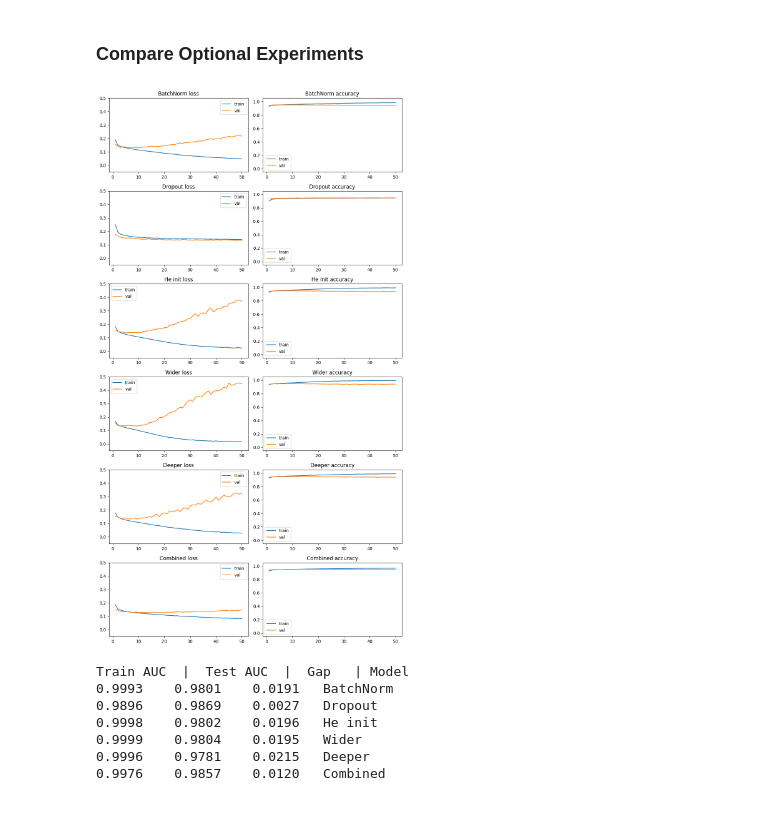
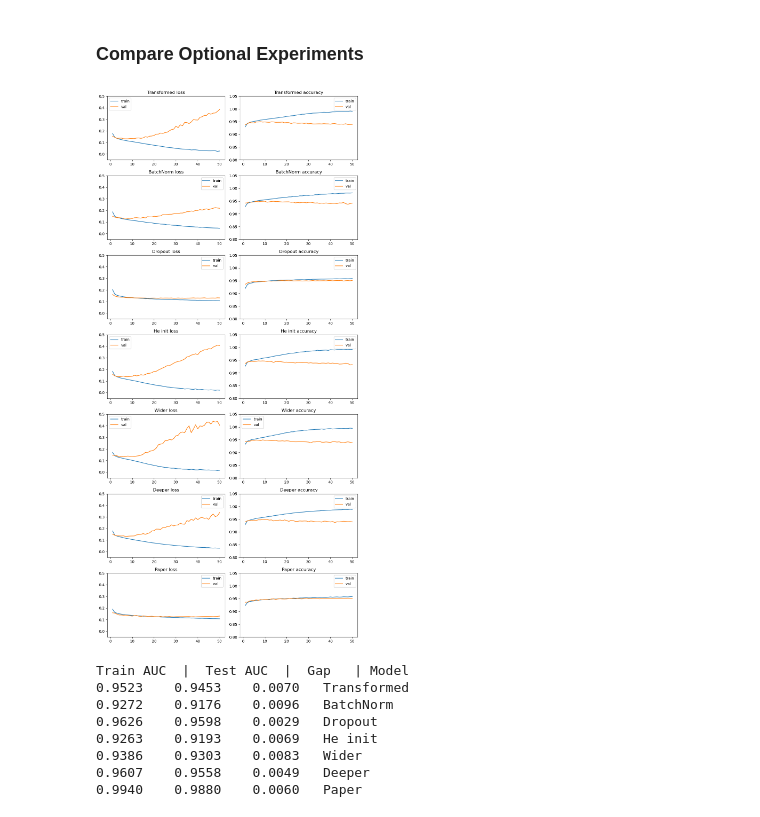
Before and after one commit to bdkcspronk/Deep-learning-in-physics, a Jupyter notebook: Assignment-2/code/Homework2-problem2.ipynb, the cells around one changed output. Saved outputs shown, nothing was run; the diff lists cells and outputs as text; code cells hidden in the pictures.

```diff
--- a/Assignment-2/code/Homework2-problem2.ipynb
+++ b/Assignment-2/code/Homework2-problem2.ipynb
@@ -416,7 +554,7 @@ from tensorflow.keras.optimizers import Adam
 
 def run_experiment(hidden_layers, use_batchnorm=False, dropout_rate=0.0, kernel_initializer='glorot_uniform'):
 
-    inputs = Input(shape=(X_train_scaled.shape[1],))
+    inputs = Input(shape=(X_train_transformed.shape[1],))
 
     x = inputs
     for units in hidden_layers:
@@ -431,9 +569,9 @@ def run_experiment(hidden_layers, use_batchnorm=False, dropout_rate=0.0, kernel_
 
     model.compile(optimizer=Adam(learning_rate=1e-3), loss='binary_crossentropy', metrics=['accuracy'])
 
-    history = model.fit(X_train_scaled, y_train_filtered, epochs=50, batch_size=128, validation_data=(X_test_scaled, y_test_filtered), verbose=0)
+    history = model.fit(X_train_transformed, y_train_filtered, epochs=50, batch_size=128, validation_data=(X_test_transformed, y_test_filtered), verbose=0)
 
-    preds = model.predict(X_test_scaled)
+    preds = model.predict(X_test_transformed)
 
     auc = roc_auc_score(y_test_filtered, preds)
 
@@ -467,7 +624,7 @@ Is a bit better than the scaled version and pretty close to the BDT. But it look
 model_do, history_do, auc_do, roc_plot_do = run_experiment(
     hidden_layers=[128, 128, 128],
     use_batchnorm=False,
-    dropout_rate=0.5,
+    dropout_rate=0.2,
     kernel_initializer=GlorotUniform()
 )
 # %% [output]
@@ -541,0 +714,27 @@ NameError: name 'Input' is not defined
+# %%
+inputs_paper = Input(shape=(X_train_transformed.shape[1],))
+
+x_paper = Dense(256, activation='elu')(inputs_paper)
+x_paper = Dropout(0.2)(x_paper)
+x_paper = Dense(128, activation='elu')(x_paper)
+x_paper = Dropout(0.2)(x_paper)
+x_paper = Dense(128, activation='elu')(x_paper)
+x_paper = Dropout(0.2)(x_paper)
+x_paper = Dense(64, activation='elu')(x_paper)
+outputs_paper = Dense(1, activation='sigmoid')(x_paper)
+
+model_paper = Model(inputs=inputs_paper, outputs=outputs_paper)
+
+# Compile with Binary Crossentropy and Adam
+model_paper.compile(optimizer="adam", loss='binary_crossentropy', metrics=['accuracy'])
+
+# Train the model
+history_paper = model_paper.fit(X_train_transformed, y_train_filtered, epochs=50, batch_size=128, validation_data=(X_test_transformed, y_test_filtered), verbose=0)
+
+# Get predictions and compute AUC
+preds_paper = model_paper.predict(X_test_transformed)
+auc_paper = roc_auc_score(y_test_filtered, preds_paper)
+
+print(f"Paper Architecture AUC: {auc_paper:.6f}")
+roc_plot_paper = plot_roc(y_test_filtered, preds_paper)
+plt.show()
@@ -545,45 +750,46 @@ plot_model_history(history_co)
 ### Compare Optional Experiments
 # %%
 models = [
+    ("Transformed",model_qu, history_qu),
     ("BatchNorm", model_bn, history_bn),
     ("Dropout", model_do, history_do),
     ("He init", model_he, history_he),
     ("Wider", model_wide, history_wide),
     ("Deeper", model_deep, history_deep),
-    ("Combined", model_co, history_co)
+    ("Paper", model_paper, history_paper)
 ]
 
-# Plot train/val loss and accuracy for each experiment (stacked)
+# Plot train/val loss and accuracy for each experiment
 fig, axes = plt.subplots(len(models), 2, figsize=(10, 3 * len(models)))
 for i, (name, m, h) in enumerate(models):
     ep = range(1, len(h.history["loss"]) + 1)
     axes[i, 0].plot(ep, h.history["loss"], label="train")
     axes[i, 0].plot(ep, h.history["val_loss"], label="val")
     axes[i, 0].set_ylim(-0.05,0.5)
     axes[i, 0].set_title(f"{name} loss"); axes[i, 0].legend()
 
     axes[i, 1].plot(ep, h.history["accuracy"], label="train")
     axes[i, 1].plot(ep, h.history["val_accuracy"], label="val")
     axes[i, 1].set_ylim(0.8, 1.05)
     axes[i, 1].set_title(f"{name} accuracy"); axes[i, 1].legend()
 
 plt.tight_layout()
 plt.show()
 
-# Compute train vs test AUC gap
 print("Train AUC  |  Test AUC  |  Gap   | Model")
 for name, m, h in models:
-    preds_train = m.predict(X_train_scaled)
-    preds_test  = m.predict(X_test_scaled)
+    preds_train = m.predict(X_train_transformed, verbose=0)
+    preds_test  = m.predict(X_test_transformed, verbose=0)
     auc_train = roc_auc_score(y_train_filtered, preds_train)
     auc_test  = roc_auc_score(y_test_filtered,  preds_test)
     print(f"{auc_train:.4f}    {auc_test:.4f}    {auc_train-auc_test:.4f}   {name}")
 # %% [output]
-[figure, old version]
+[figure, new version]
 Train AUC  |  Test AUC  |  Gap   | Model
-0.9993    0.9801    0.0191   BatchNorm
-0.9896    0.9869    0.0027   Dropout
-0.9998    0.9802    0.0196   He init
-0.9999    0.9804    0.0195   Wider
-0.9996    0.9781    0.0215   Deeper
-0.9976    0.9857    0.0120   Combined
+0.9523    0.9453    0.0070   Transformed
+0.9272    0.9176    0.0096   BatchNorm
+0.9626    0.9598    0.0029   Dropout
+0.9263    0.9193    0.0069   He init
+0.9386    0.9303    0.0083   Wider
+0.9607    0.9558    0.0049   Deeper
+0.9940    0.9880    0.0060   Paper
```
Also changed, not shown: parts of 67 cells of this notebook, 12 other files.
